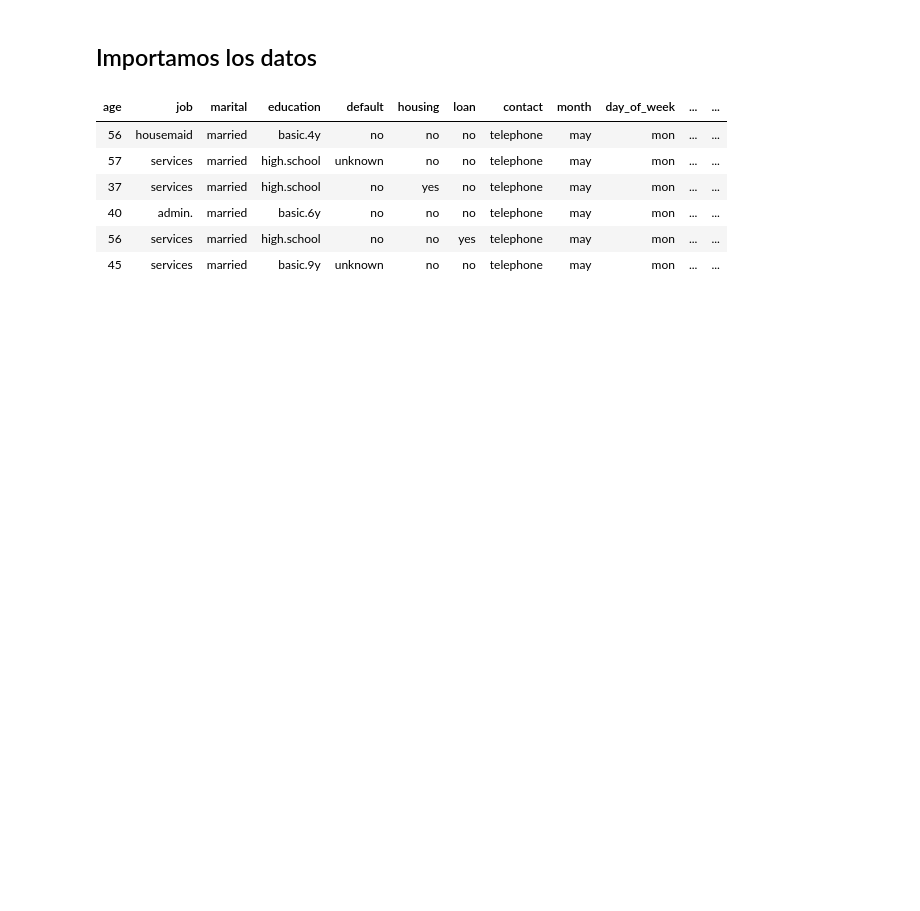
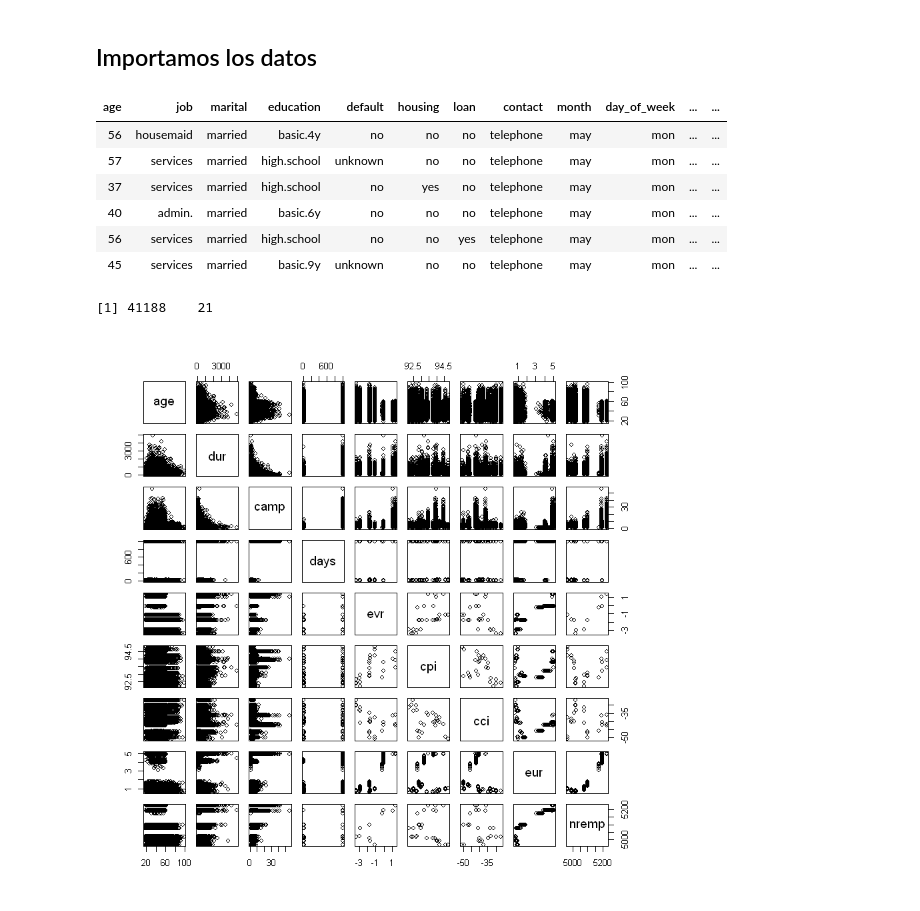
Before and after one commit to BlueCraziness/Estadistica2, a Jupyter notebook: Trabajo2.ipynb, the cells around one changed output. Drawn from its saved outputs; the diff is of its cells as text; code cells hidden in the pictures; blank space fills up the shorter version.

```diff
--- a/Trabajo2.ipynb
+++ b/Trabajo2.ipynb
@@ -73,7 +99,9 @@ head(bank)
 # %%
 #summary(bank)  #Recuento del dataframe
 # %%
-#dim(bank)  #Dimensiones de dataframe
+dim(bank)  #Dimensiones de dataframe
+# %% [output]
+[1] 41188    21
 # %%
 #Organizamos las variables siendo las primeras las continuas y luego las no continuas
 info<-data.frame(
@@ -99,3 +128,7 @@ info<-data.frame(
     come=bank$poutcome,
     y=bank$y
 )
+# %%
+plot(info[,0:9])
+# %% [output]
+[figure, added]
```
Also changed, not shown: parts of 6 cells of this notebook.
